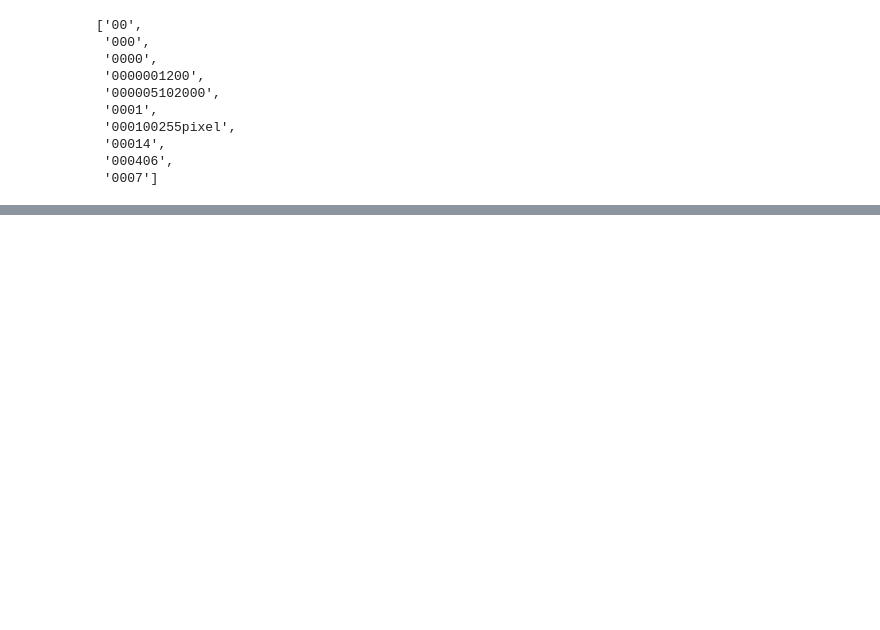
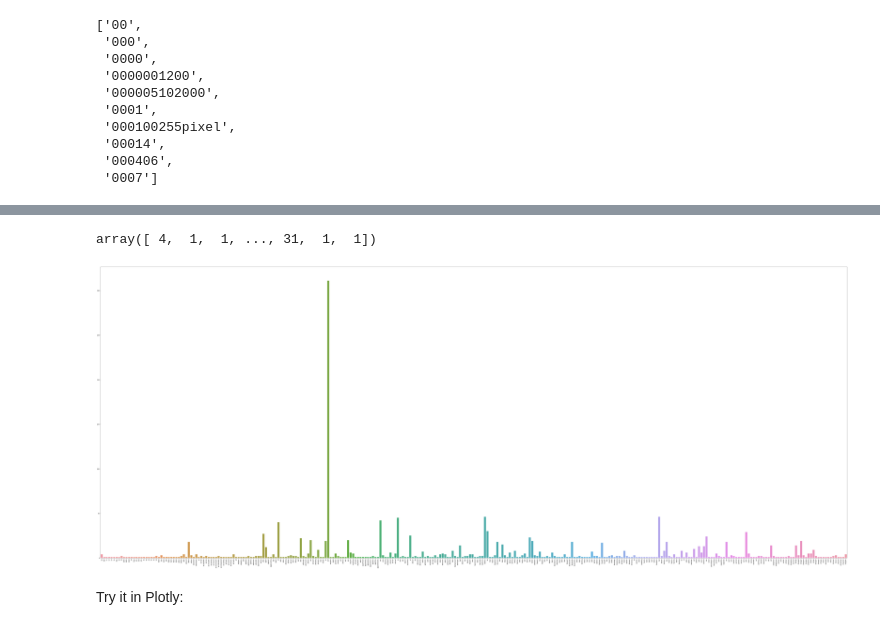
Before and after one commit to YiChiChao/DM2022-Lab1-Homework, a Jupyter notebook: DM2022-Lab1-Homework.ipynb, the cells around one changed output, grey strips where cells are left out. Saved outputs shown, nothing was run; the diff lists cells and outputs as text; code cells hidden in the pictures; blank space fills up the shorter version.

```diff
--- a/DM2022-Lab1-Homework.ipynb
+++ b/DM2022-Lab1-Homework.ipynb
@@ -491,0 +1031,15 @@ X_counts[0:5, 0:100].toarray()
+# %%
+term_frequencies = np.asarray(data_counts.sum(axis=0))[0]
+# %%
+term_frequencies
+# %% [output]
+array([ 4,  1,  1, ..., 31,  1,  1])
+# %%
+plt.subplots(figsize=(100, 40))
+g = sns.barplot(x=count_vector.get_feature_names_out()[:300],
+            y=term_frequencies[:300])
+g.set_xticklabels(count_vector.get_feature_names_out()[:300], rotation = 90);
+# %% [output]
+[figure, added]
+# %% [markdown]
+Try it in Plotly:
```
Also changed, not shown: parts of 146 cells of this notebook.
